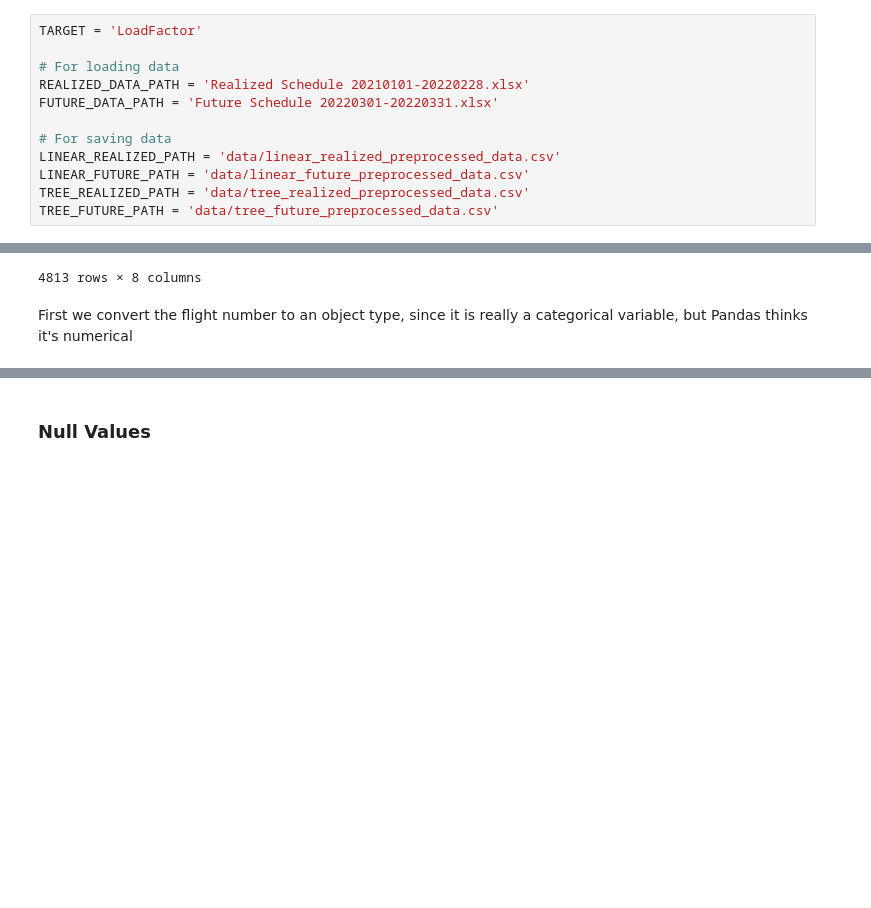
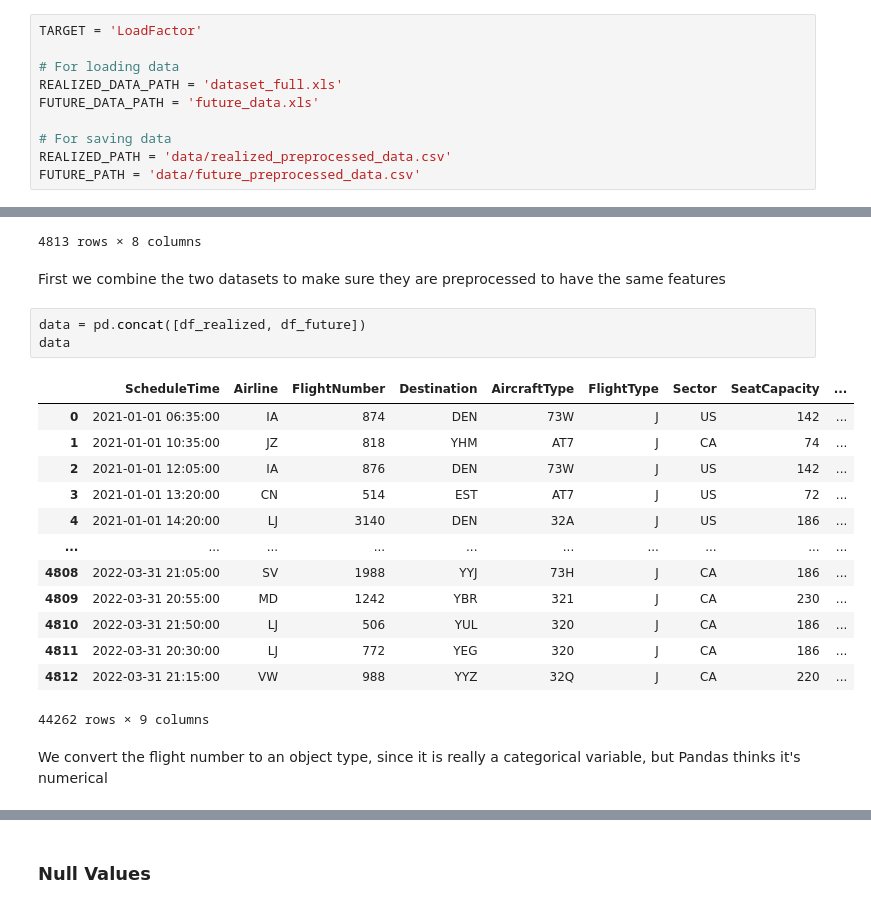
Before and after one commit to augustsemrau/02582case1, a Jupyter notebook: notebooks/data_preprocessing_v2.ipynb, the cells around one changed output, grey strips where cells are left out. Cells and saved outputs as stored; diff of their text form; blank space fills up the shorter version.

Commit message:
New preprocess

```diff
--- a/notebooks/data_preprocessing_v2.ipynb
+++ b/notebooks/data_preprocessing_v2.ipynb
@@ -19,14 +18,12 @@ warnings.filterwarnings('ignore')
 TARGET = 'LoadFactor'
 
 # For loading data
-REALIZED_DATA_PATH = 'Realized Schedule 20210101-20220228.xlsx'
-FUTURE_DATA_PATH = 'Future Schedule 20220301-20220331.xlsx'
+REALIZED_DATA_PATH = 'dataset_full.xls'
+FUTURE_DATA_PATH = 'future_data.xls'
 
 # For saving data
-LINEAR_REALIZED_PATH = 'data/linear_realized_preprocessed_data.csv'
-LINEAR_FUTURE_PATH = 'data/linear_future_preprocessed_data.csv'
-TREE_REALIZED_PATH = 'data/tree_realized_preprocessed_data.csv'
-TREE_FUTURE_PATH = 'data/tree_future_preprocessed_data.csv'
+REALIZED_PATH = 'data/realized_preprocessed_data.csv'
+FUTURE_PATH = 'data/future_preprocessed_data.csv'
 # %% [markdown]
 # Data Preprocessing of Case 1
 ### By August Semrau and William Marstrand
@@ -68,7 +64,26 @@ df_future
 | 4811 | 2022-03-31 20:30:00 | LJ | 772 | YEG | 320 | J | CA | 186 |
 | 4812 | 2022-03-31 21:15:00 | VW | 988 | YYZ | 32Q | J | CA | 220 |
 4813 rows × 8 columns
+# %% [markdown]
+First we combine the two datasets to make sure they are preprocessed to have the same features
+# %%
+data = pd.concat([df_realized, df_future])
+data
+# %% [output]
+|  | ScheduleTime | Airline | FlightNumber | Destination | AircraftType | FlightType | Sector | SeatCapacity | ... |
+| 0 | 2021-01-01 06:35:00 | IA | 874 | DEN | 73W | J | US | 142 | ... |
+| 1 | 2021-01-01 10:35:00 | JZ | 818 | YHM | AT7 | J | CA | 74 | ... |
+| 2 | 2021-01-01 12:05:00 | IA | 876 | DEN | 73W | J | US | 142 | ... |
+| 3 | 2021-01-01 13:20:00 | CN | 514 | EST | AT7 | J | US | 72 | ... |
+| 4 | 2021-01-01 14:20:00 | LJ | 3140 | DEN | 32A | J | US | 186 | ... |
+| ... | ... | ... | ... | ... | ... | ... | ... | ... | ... |
+| 4808 | 2022-03-31 21:05:00 | SV | 1988 | YYJ | 73H | J | CA | 186 | ... |
+| 4809 | 2022-03-31 20:55:00 | MD | 1242 | YBR | 321 | J | CA | 230 | ... |
+| 4810 | 2022-03-31 21:50:00 | LJ | 506 | YUL | 320 | J | CA | 186 | ... |
+| 4811 | 2022-03-31 20:30:00 | LJ | 772 | YEG | 320 | J | CA | 186 | ... |
+| 4812 | 2022-03-31 21:15:00 | VW | 988 | YYZ | 32Q | J | CA | 220 | ... |
+44262 rows × 9 columns
 # %% [markdown]
-First we convert the flight number to an object type, since it is really a categorical variable, but Pandas thinks it's numerical
+We convert the flight number to an object type, since it is really a categorical variable, but Pandas thinks it's numerical
 # %%
 ## Convert FlightNumber to object, it is not a numerical value
```
Also changed, not shown: parts of 58 cells of this notebook, 1 other file.
